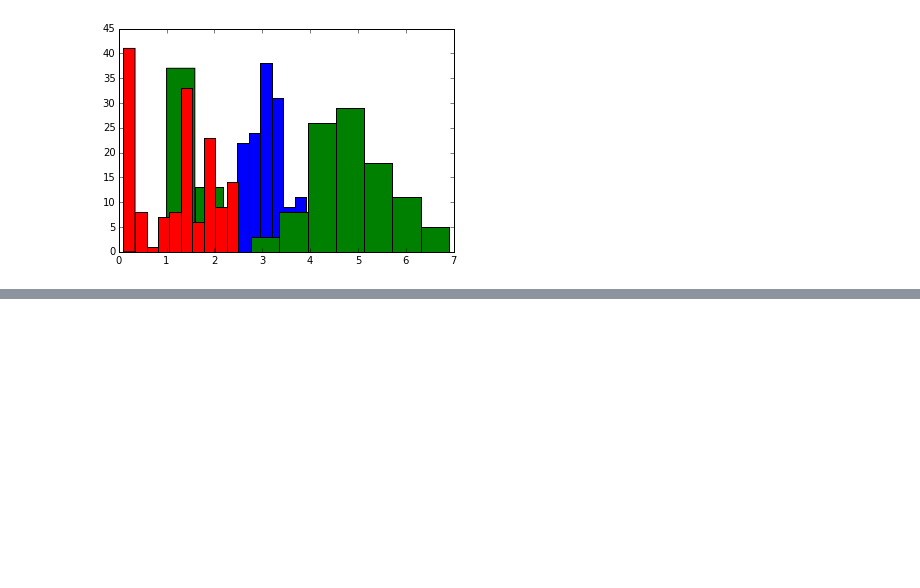
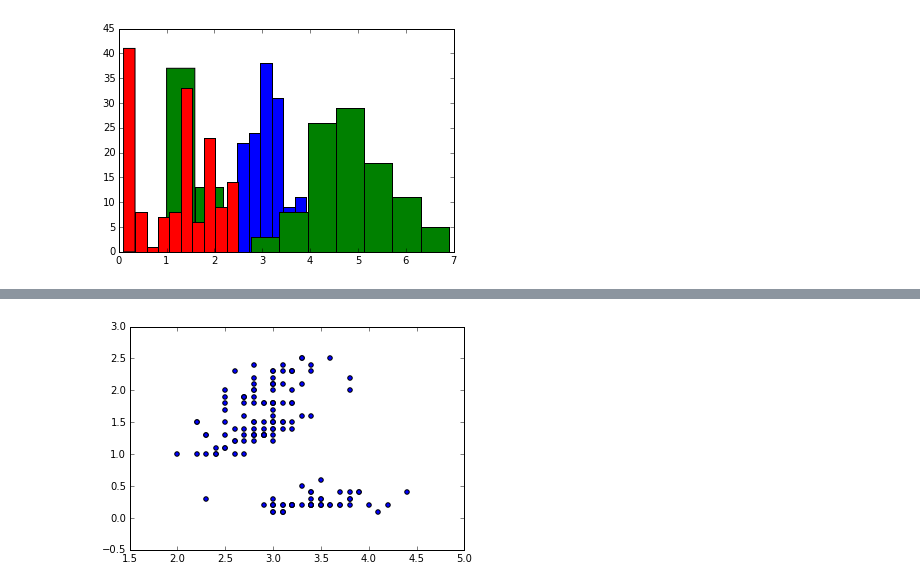
Before and after one commit to nickedes/Baby-science, a Jupyter notebook: Lessons/Random.ipynb, the cells around one changed output, grey strips where cells are left out. Cells and saved outputs as stored; diff of their text form; code cells hidden in the pictures; blank space fills up the shorter version.

```diff
--- a/Lessons/Random.ipynb
+++ b/Lessons/Random.ipynb
@@ -79 +90,6 @@ show()
+# %%
+scatter(df['SepalWidth'], df['PetalWidth'])
+show()
+# %% [output]
+[figure, added]
 # %%
```
Also changed, not shown: parts of 5 cells of this notebook.
